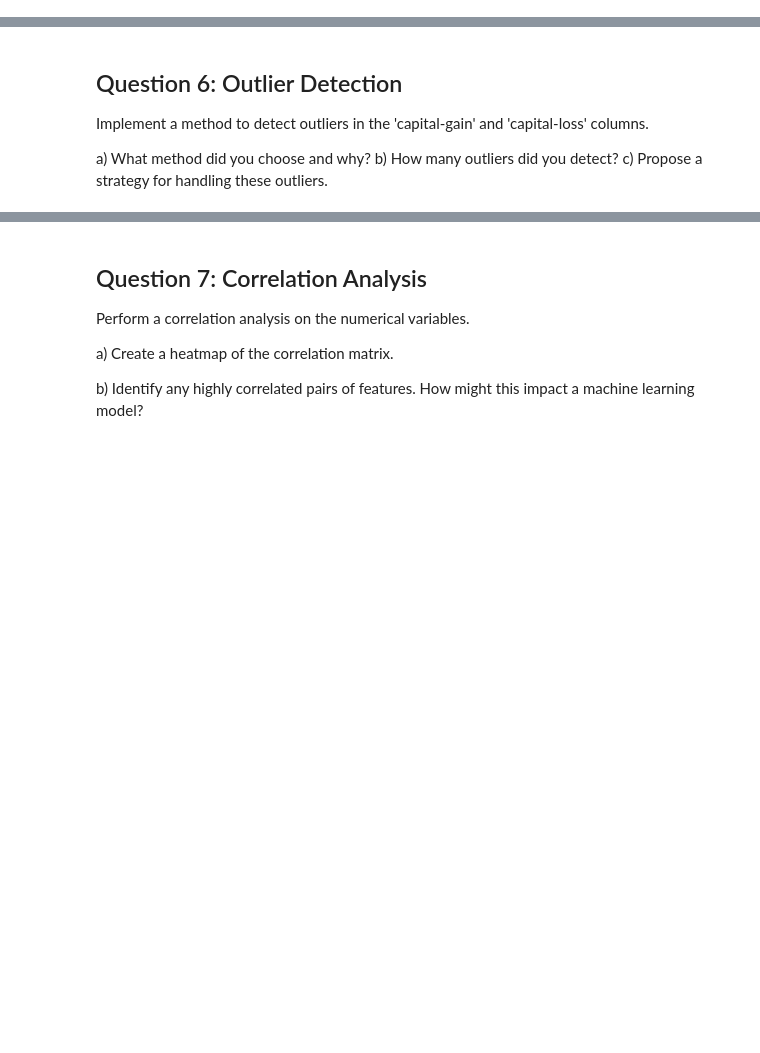
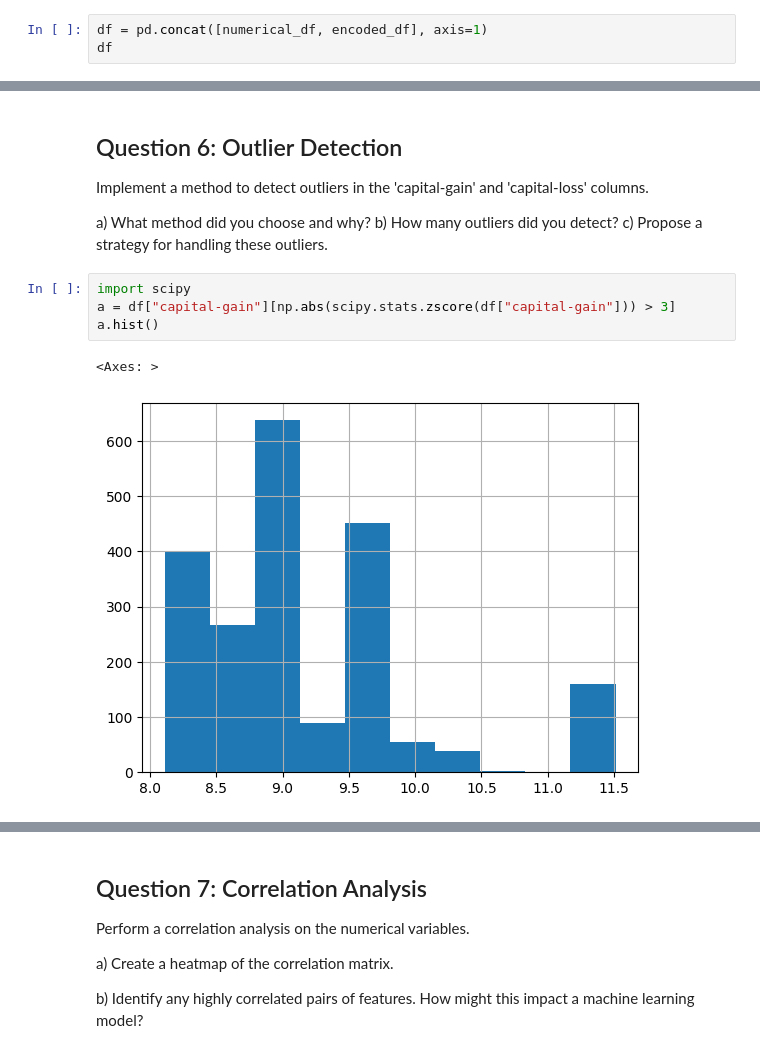
Before and after one commit to MBUYt0n/ada, a Jupyter notebook: ADA_Worksheet_B/Worksheet_B.ipynb, the cells around one changed output, grey strips where cells are left out. Saved outputs shown, nothing was run; the diff lists cells and outputs as text; blank space fills up the shorter version.

```diff
--- a/ADA_Worksheet_B/Worksheet_B.ipynb
+++ b/ADA_Worksheet_B/Worksheet_B.ipynb
@@ -401,0 +490,3 @@ def transform_skewed_variables(df, skewed_vars):
+# %%
+df = pd.concat([numerical_df, encoded_df], axis=1)
+df
@@ -407,3 +512,10 @@ Implement a method to detect outliers in the 'capital-gain' and 'capital-loss' c
 a) What method did you choose and why?
 b) How many outliers did you detect?
 c) Propose a strategy for handling these outliers.
+# %%
+import scipy
+a = df["capital-gain"][np.abs(scipy.stats.zscore(df["capital-gain"])) > 3]
+a.hist()
+# %% [output]
+<Axes: >
+[figure, added]
```
Also changed, not shown: parts of 22 cells of this notebook, 1 other file.
